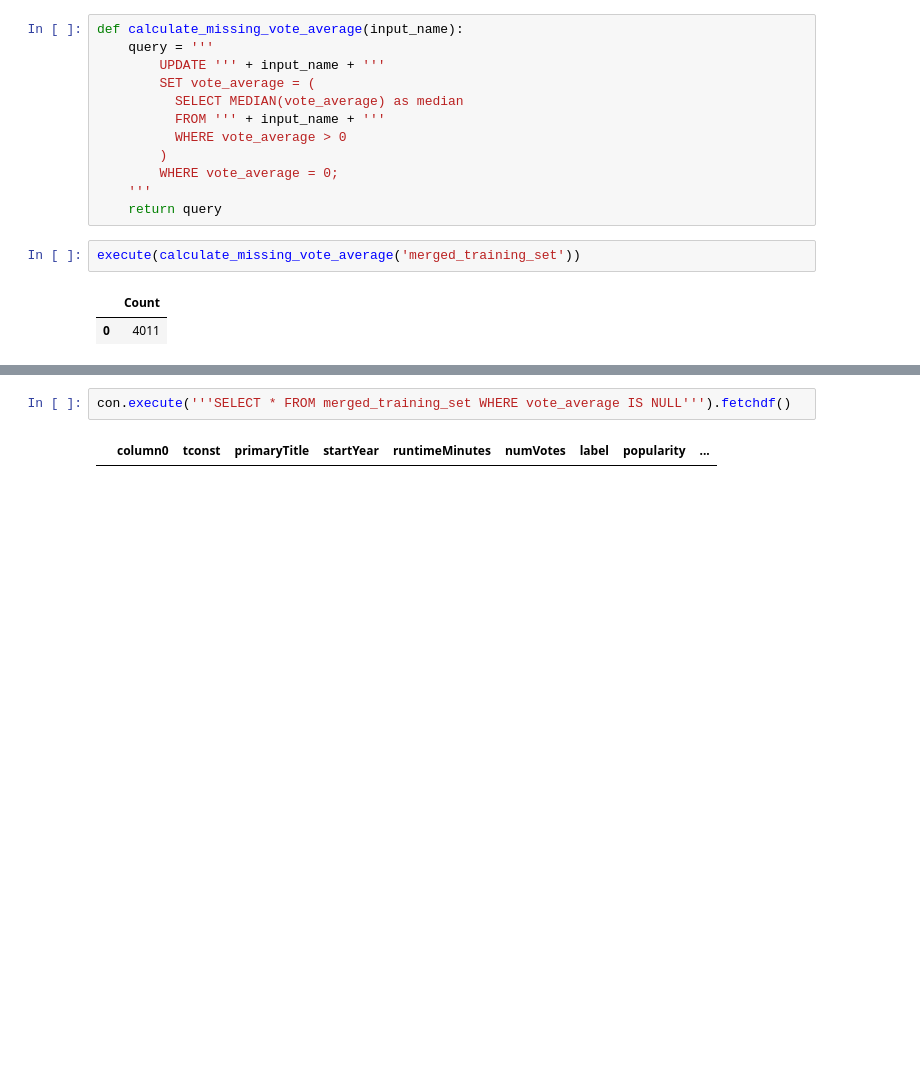
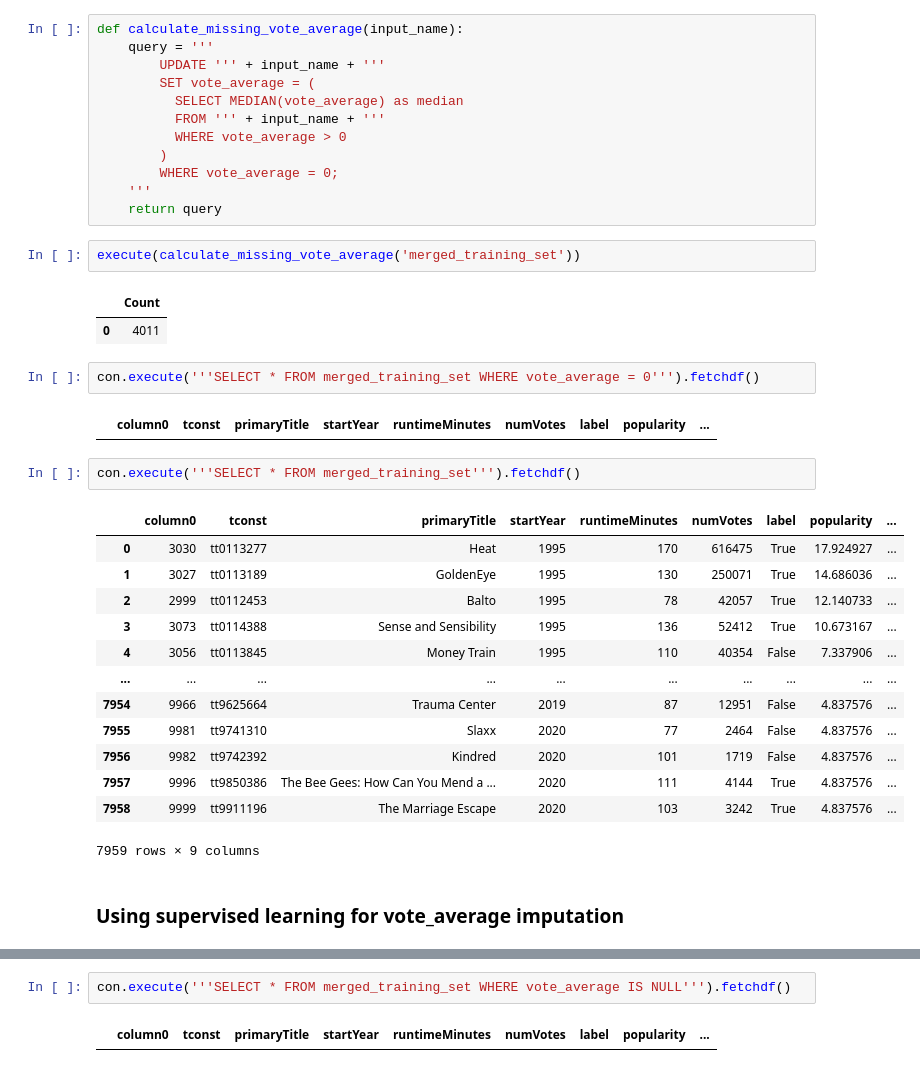
Before and after one commit to Rohan-Deshamudre/big-data-course-2022-projects, a Jupyter notebook: imdb/IMDB-Revisited.ipynb, the cells around one changed output, grey strips where cells are left out. Drawn from its saved outputs; the diff is of its cells as text; blank space fills up the shorter version.

```diff
--- a/imdb/IMDB-Revisited.ipynb
+++ b/imdb/IMDB-Revisited.ipynb
@@ -576,3 +572,25 @@ execute(calculate_missing_vote_average('merged_training_set'))
 # %% [output]
 |  | Count |
 | 0 | 4011 |
+# %%
+con.execute('''SELECT * FROM merged_training_set WHERE vote_average = 0''').fetchdf()
+# %% [output]
+|  | column0 | tconst | primaryTitle | startYear | runtimeMinutes | numVotes | label | popularity | ... |
+# %%
+con.execute('''SELECT * FROM merged_training_set''').fetchdf()
+# %% [output]
+|  | column0 | tconst | primaryTitle | startYear | runtimeMinutes | numVotes | label | popularity | ... |
+| 0 | 3030 | tt0113277 | Heat | 1995 | 170 | 616475 | True | 17.924927 | ... |
+| 1 | 3027 | tt0113189 | GoldenEye | 1995 | 130 | 250071 | True | 14.686036 | ... |
+| 2 | 2999 | tt0112453 | Balto | 1995 | 78 | 42057 | True | 12.140733 | ... |
+| 3 | 3073 | tt0114388 | Sense and Sensibility | 1995 | 136 | 52412 | True | 10.673167 | ... |
+| 4 | 3056 | tt0113845 | Money Train | 1995 | 110 | 40354 | False | 7.337906 | ... |
+| ... | ... | ... | ... | ... | ... | ... | ... | ... | ... |
+| 7954 | 9966 | tt9625664 | Trauma Center | 2019 | 87 | 12951 | False | 4.837576 | ... |
+| 7955 | 9981 | tt9741310 | Slaxx | 2020 | 77 | 2464 | False | 4.837576 | ... |
+| 7956 | 9982 | tt9742392 | Kindred | 2020 | 101 | 1719 | False | 4.837576 | ... |
+| 7957 | 9996 | tt9850386 | The Bee Gees: How Can You Mend a ... | 2020 | 111 | 4144 | True | 4.837576 | ... |
+| 7958 | 9999 | tt9911196 | The Marriage Escape | 2020 | 103 | 3242 | True | 4.837576 | ... |
+7959 rows × 9 columns
+# %% [markdown]
+### Using supervised learning for vote_average imputation
```
Also changed, not shown: parts of 28 cells of this notebook, 4 other files.
